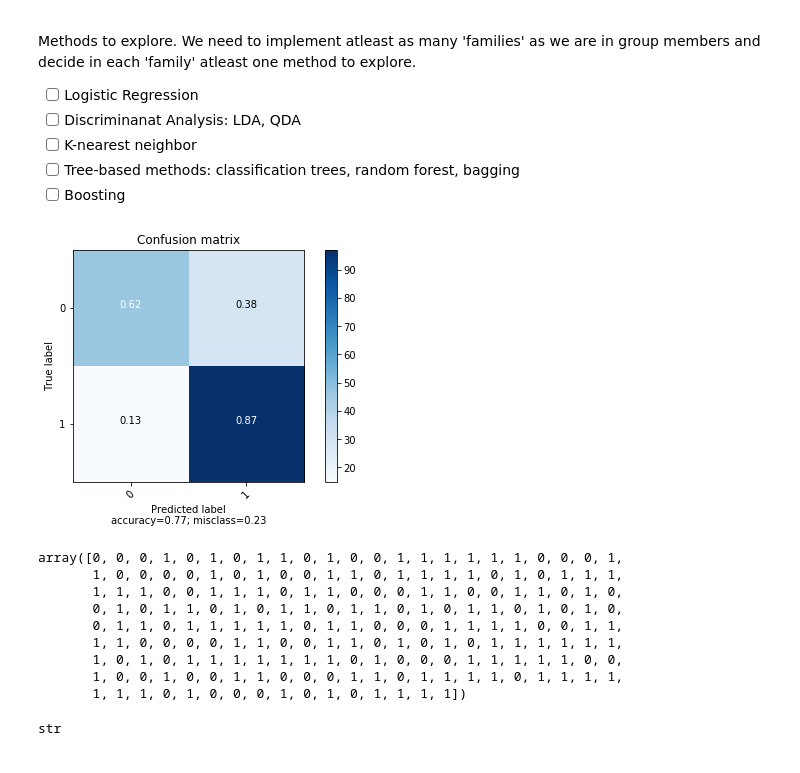
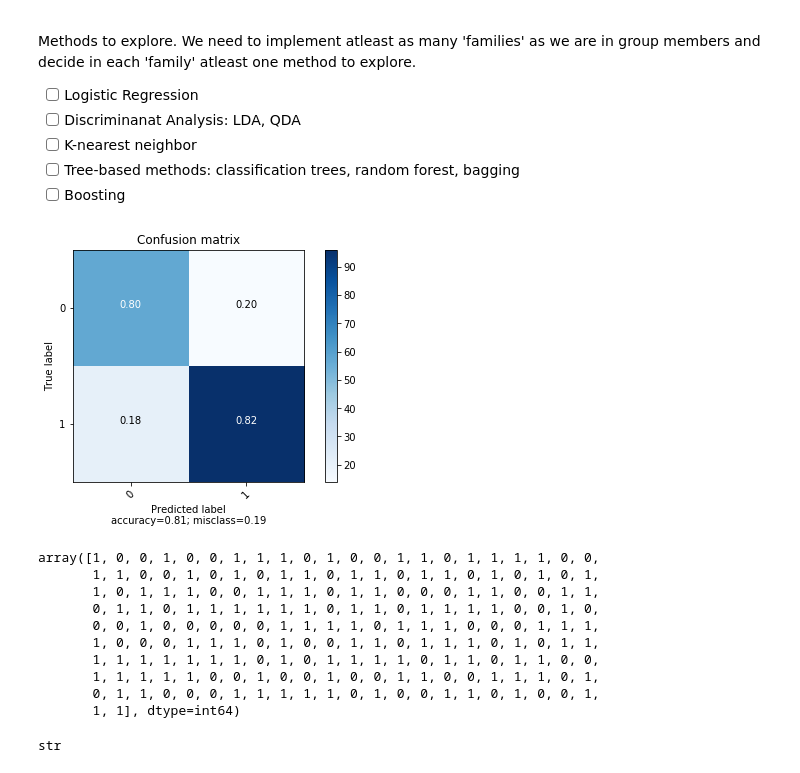
Before and after one commit to ankurshukla03/sml_project, a Jupyter notebook: songs-classification.ipynb, the cells around one changed output. Saved outputs shown, nothing was run; the diff lists cells and outputs as text; code cells hidden in the pictures.

Commit message:
Modify	: flatten 2d arrays for 1d array methods

```diff
--- a/songs-classification.ipynb
+++ b/songs-classification.ipynb
@@ -202,13 +202,13 @@ from sklearn.metrics import accuracy_score
 
 train_value, val_value, train_label, val_label = train_test_split(X,Y,test_size=0.25)
 # %%
-kNNClassifier = neighbors.KNeighborsClassifier(n_neighbors=10).fit(train_value, train_label)
+kNNClassifier = neighbors.KNeighborsClassifier(n_neighbors=100).fit(train_value, train_label.ravel())
 predicted_labels = kNNClassifier.predict(val_value)
 knn_pca_acc = accuracy_score(val_label, predicted_labels)
 knn_pca_cm = confusion_matrix(val_label, predicted_labels)
 plot_confusion_matrix(knn_pca_cm, labels_list)
 # %% [output]
-[figure, old version]
+[figure, new version]
 # %%
 # Scale values (mean = 0 and variance = 1)
 test_values =  normalize(df_test.values, axis=0,norm='max')
@@ -219,15 +219,16 @@ test_values=scaler.transform(test_values)
 test_labels = kNNClassifier.predict(test_values)
 test_labels
 # %% [output]
-array([0, 0, 0, 1, 0, 1, 0, 1, 1, 0, 1, 0, 0, 1, 1, 1, 1, 1, 1, 0, 0, 0, 1,
-       1, 0, 0, 0, 0, 1, 0, 1, 0, 0, 1, 1, 0, 1, 1, 1, 1, 0, 1, 0, 1, 1, 1,
-       1, 1, 1, 0, 0, 1, 1, 1, 0, 1, 1, 0, 0, 0, 1, 1, 0, 0, 1, 1, 0, 1, 0,
-       0, 1, 0, 1, 1, 0, 1, 0, 1, 1, 0, 1, 1, 0, 1, 0, 1, 1, 0, 1, 0, 1, 0,
-       0, 1, 1, 0, 1, 1, 1, 1, 1, 0, 1, 1, 0, 0, 0, 1, 1, 1, 1, 0, 0, 1, 1,
-       1, 1, 0, 0, 0, 0, 1, 1, 0, 0, 1, 1, 0, 1, 0, 1, 0, 1, 1, 1, 1, 1, 1,
-       1, 0, 1, 0, 1, 1, 1, 1, 1, 1, 1, 0, 1, 0, 0, 0, 1, 1, 1, 1, 1, 0, 0,
-       1, 0, 0, 1, 0, 0, 1, 1, 0, 0, 0, 1, 1, 0, 1, 1, 1, 1, 0, 1, 1, 1, 1,
-       1, 1, 1, 0, 1, 0, 0, 0, 1, 0, 1, 0, 1, 1, 1, 1])
+array([1, 0, 0, 1, 0, 0, 1, 1, 1, 0, 1, 0, 0, 1, 1, 0, 1, 1, 1, 1, 0, 0,
+       1, 1, 0, 0, 1, 0, 1, 0, 1, 1, 0, 1, 1, 0, 1, 1, 0, 1, 0, 1, 0, 1,
+       1, 0, 1, 1, 1, 0, 0, 1, 1, 1, 0, 1, 1, 0, 0, 0, 1, 1, 0, 0, 1, 1,
+       0, 1, 1, 0, 1, 1, 1, 1, 1, 1, 0, 1, 1, 0, 1, 1, 1, 1, 0, 0, 1, 0,
+       0, 0, 1, 0, 0, 0, 0, 0, 1, 1, 1, 1, 0, 1, 1, 1, 0, 0, 0, 1, 1, 1,
+       1, 0, 0, 0, 1, 1, 1, 0, 1, 0, 0, 1, 1, 0, 1, 1, 1, 0, 1, 0, 1, 1,
+       1, 1, 1, 1, 1, 1, 1, 0, 1, 0, 1, 1, 1, 1, 0, 1, 1, 0, 1, 1, 0, 0,
+       1, 1, 1, 1, 1, 0, 0, 1, 0, 0, 1, 0, 0, 1, 1, 0, 0, 1, 1, 1, 0, 1,
+       0, 1, 1, 0, 0, 0, 1, 1, 1, 1, 1, 0, 1, 0, 0, 1, 1, 0, 1, 0, 0, 1,
+       1, 1], dtype=int64)
 # %%
 str_nu = '000101011010011111100011000010100110111101011111001110110001100110101011010110110101101010011011111011000111100111100001100110101011111110101111111010001111100100100110001101111011111110100010101111'
 # %%
```
Also changed, not shown: parts of 1 cell of this notebook.
